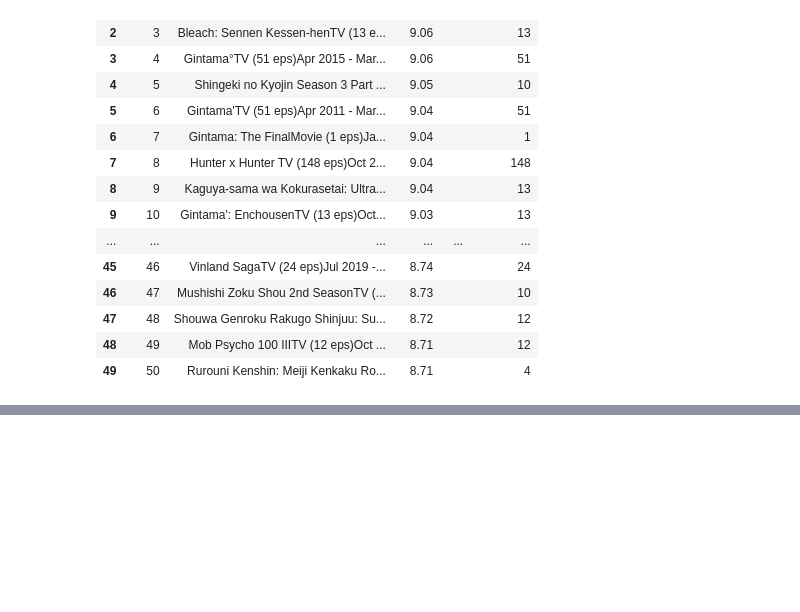
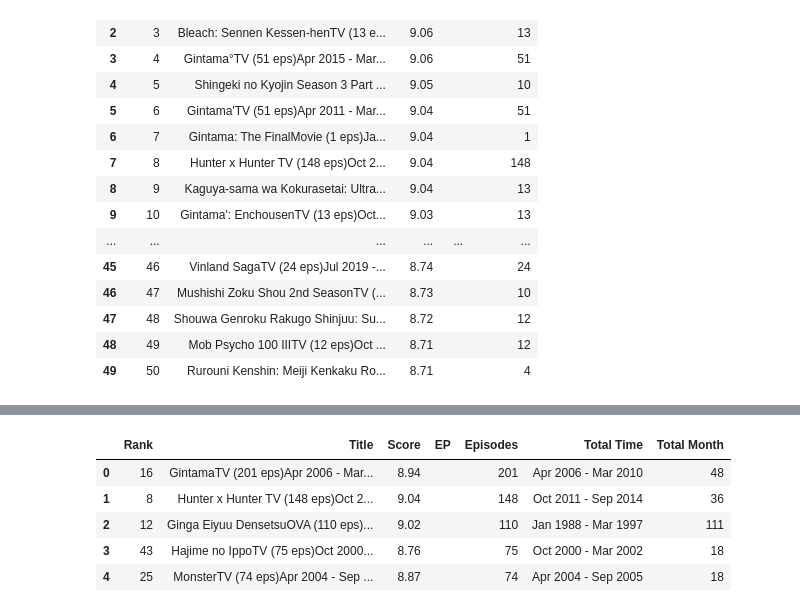
Before and after one commit to md-irfankhan/FeatureExtractionProject-234, a Jupyter notebook: FeatureExtraction.ipynb, the cells around one changed output, grey strips where cells are left out. Saved outputs shown, nothing was run; the diff lists cells and outputs as text; code cells hidden in the pictures; blank space fills up the shorter version.

```diff
--- a/FeatureExtraction.ipynb
+++ b/FeatureExtraction.ipynb
@@ -108,0 +224,9 @@ df
+# %%
+df.sort_values(by="Episodes", ascending=False).head(5).reset_index(drop=True)
+# %% [output]
+|  | Rank | Title | Score | EP | Episodes | Total Time | Total Month |
+| 0 | 16 | GintamaTV (201 eps)Apr 2006 - Mar... | 8.94 |  | 201 | Apr 2006 - Mar 2010 | 48 |
+| 1 | 8 | Hunter x Hunter TV (148 eps)Oct 2... | 9.04 |  | 148 | Oct 2011 - Sep 2014 | 36 |
+| 2 | 12 | Ginga Eiyuu DensetsuOVA (110 eps)... | 9.02 |  | 110 | Jan 1988 - Mar 1997 | 111 |
+| 3 | 43 | Hajime no IppoTV (75 eps)Oct 2000... | 8.76 |  | 75 | Oct 2000 - Mar 2002 | 18 |
+| 4 | 25 | MonsterTV (74 eps)Apr 2004 - Sep ... | 8.87 |  | 74 | Apr 2004 - Sep 2005 | 18 |
```
Also changed, not shown: parts of 12 cells of this notebook.
